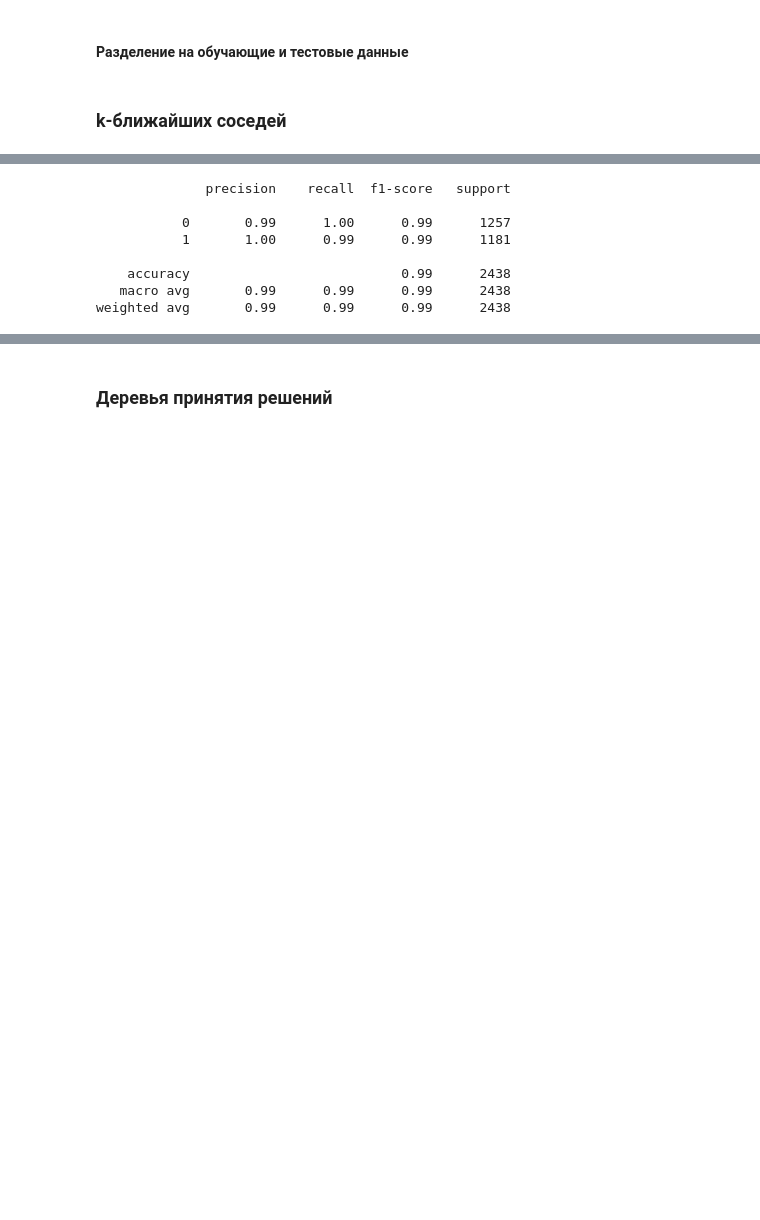
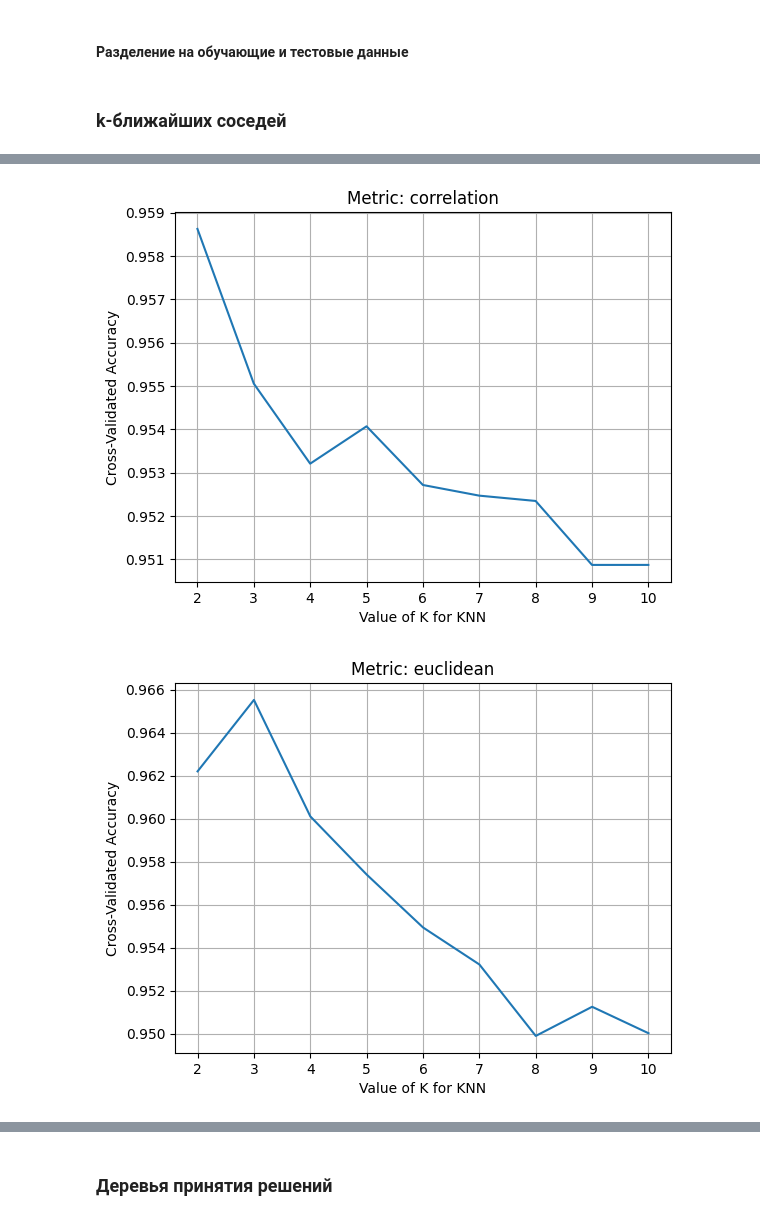
Before and after one commit to Bryanskaya/NeuroFuzzySystems, a Jupyter notebook: lab02/lab2.ipynb, the cells around one changed output, grey strips where cells are left out. Saved outputs shown, nothing was run; the diff lists cells and outputs as text; code cells hidden in the pictures; blank space fills up the shorter version.

```diff
--- a/lab02/lab2.ipynb
+++ b/lab02/lab2.ipynb
@@ -436,11 +437,22 @@ sns.heatmap(cm, annot=True, fmt='d')
-# %%
-print(classification_report(yTest, predictions))
-# %% [output]
-              precision    recall  f1-score   support
-
-           0       0.99      1.00      0.99      1257
-           1       1.00      0.99      0.99      1181
-
-    accuracy                           0.99      2438
-   macro avg       0.99      0.99      0.99      2438
-weighted avg       0.99      0.99      0.99      2438
+# %%
+def doKNeightbors(m):
+    kScores = []
+
+    neighborsRange = range(2, 11)
+
+    for i in neighborsRange:
+        knn = KNeighborsClassifier(n_neighbors=i, weights='distance', metric=m)
+        kScores.append(cross_val_score(knn, df, y, cv=5, scoring='accuracy').mean())
+
+    plt.plot(neighborsRange, kScores)
+    plt.title("Metric: " + m)
+    plt.xlabel('Value of K for KNN')
+    plt.ylabel('Cross-Validated Accuracy')
+    plt.grid()
+    plt.show()
+
+for m in ["correlation", "euclidean", "manhattan", "chebyshev", "minkowski"]:
+    doKNeightbors(m)
+# %% [output]
+[figure, added]
+[figure, added]
```
Also changed, not shown: parts of 24 cells of this notebook, 2 other files.
